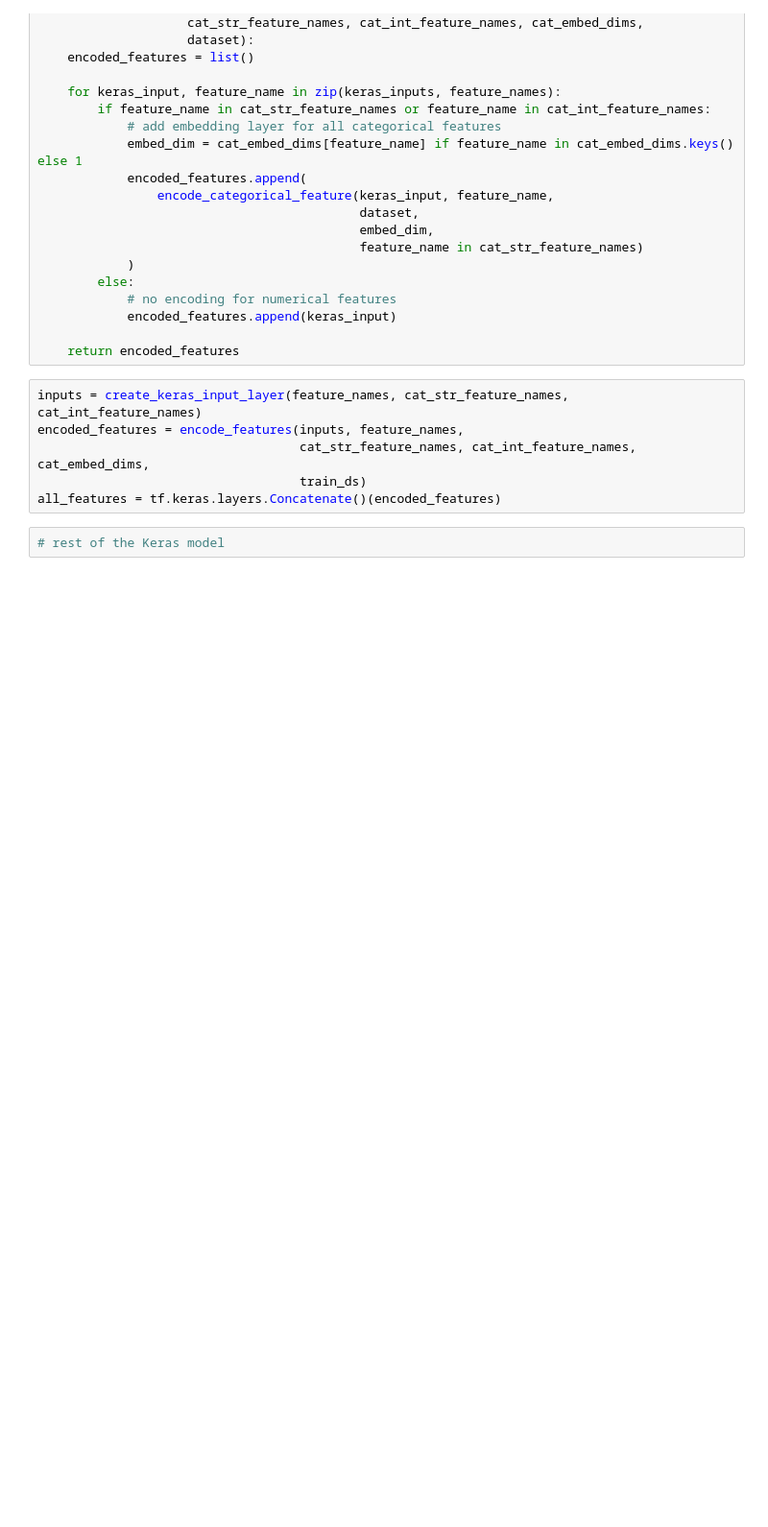
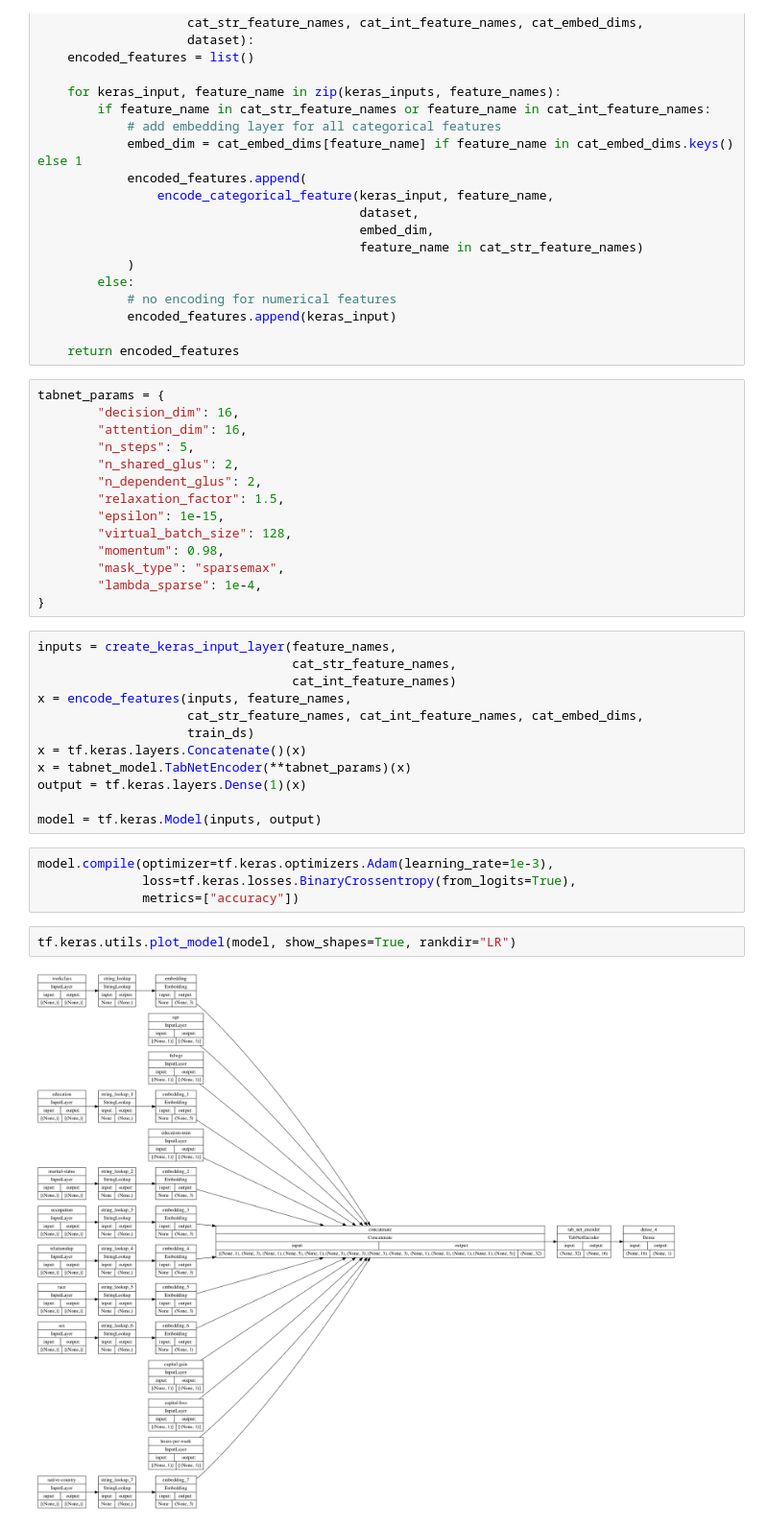
Before and after one commit to jeyabbalas/tabnet, a Jupyter notebook: demo/Supervised Classification.ipynb, the cells around one changed output. Shown at 96% size. Cells and saved outputs as stored; diff of their text form; blank space fills up the shorter version.

Commit message:
Created Keras TabNet model

```diff
--- a/demo/Supervised Classification.ipynb
+++ b/demo/Supervised Classification.ipynb
@@ -250,11 +255,37 @@ def encode_features(keras_inputs, feature_names,
             encoded_features.append(keras_input)
 
     return encoded_features
+# %%
+tabnet_params = {
+        "decision_dim": 16,
+        "attention_dim": 16,
+        "n_steps": 5,
+        "n_shared_glus": 2,
+        "n_dependent_glus": 2,
+        "relaxation_factor": 1.5,
+        "epsilon": 1e-15,
+        "virtual_batch_size": 128,
+        "momentum": 0.98,
+        "mask_type": "sparsemax",
+        "lambda_sparse": 1e-4,
+}
 # %%
-inputs = create_keras_input_layer(feature_names, cat_str_feature_names, cat_int_feature_names)
-encoded_features = encode_features(inputs, feature_names,
-                                   cat_str_feature_names, cat_int_feature_names, cat_embed_dims,
-                                   train_ds)
-all_features = tf.keras.layers.Concatenate()(encoded_features)
+inputs = create_keras_input_layer(feature_names,
+                                  cat_str_feature_names,
+                                  cat_int_feature_names)
+x = encode_features(inputs, feature_names,
+                    cat_str_feature_names, cat_int_feature_names, cat_embed_dims,
+                    train_ds)
+x = tf.keras.layers.Concatenate()(x)
+x = tabnet_model.TabNetEncoder(**tabnet_params)(x)
+output = tf.keras.layers.Dense(1)(x)
+
+model = tf.keras.Model(inputs, output)
-# %%
-# rest of the Keras model
+# %%
+model.compile(optimizer=tf.keras.optimizers.Adam(learning_rate=1e-3),
+              loss=tf.keras.losses.BinaryCrossentropy(from_logits=True),
+              metrics=["accuracy"])
+# %%
+tf.keras.utils.plot_model(model, show_shapes=True, rankdir="LR")
+# %% [output]
+[figure, added]
```
Also changed, not shown: parts of 2 cells of this notebook, 1 other file.
